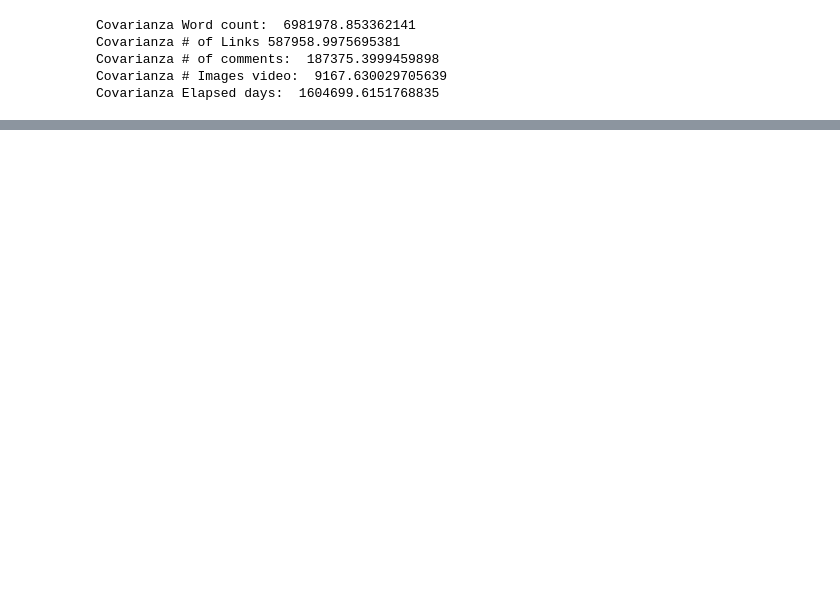
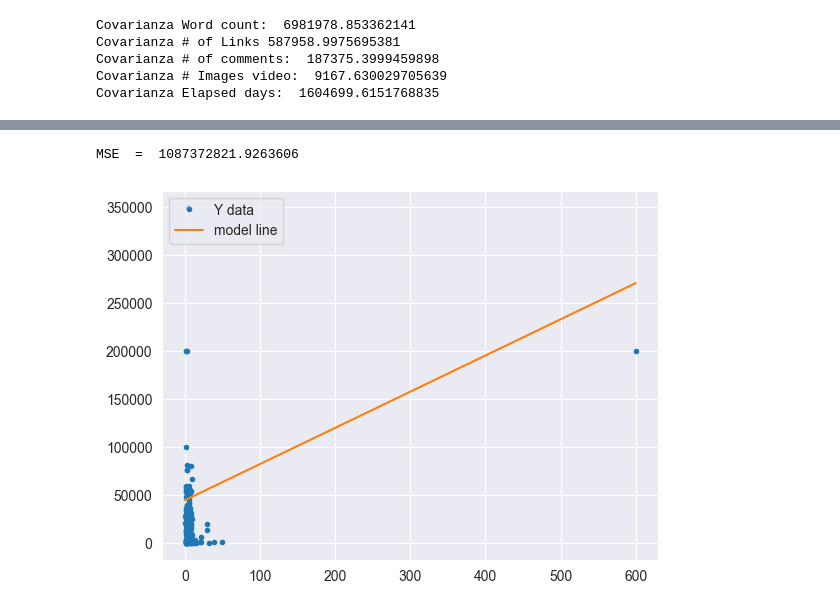
Before and after one commit to AleChiquito/MSc_AI_Projects, a Jupyter notebook: Deep_learning/Articles/articles_stadistics.ipynb, the cells around one changed output, grey strips where cells are left out. Saved outputs shown, nothing was run; the diff lists cells and outputs as text; code cells hidden in the pictures; blank space fills up the shorter version.

```diff
--- a/Deep_learning/Articles/articles_stadistics.ipynb
+++ b/Deep_learning/Articles/articles_stadistics.ipynb
@@ -220,0 +297,7 @@ mapa_de_calor_correlacion(data)
+# %%
+X = data['# of Links']
+theta_0 = 0
+theta_1 = 0
+lr = 0.001
+epocas = 1500
+theta_0, theta_1 = gradient(X,Y,theta_0,theta_1,lr,epocas)
@@ -220,0 +322,5 @@ mapa_de_calor_correlacion(data)
+# %%
+linear_regression(theta_0, theta_1, X)
+# %% [output]
+MSE  =  1087372821.9263606
+[figure, added]
```
Also changed, not shown: parts of 17 cells of this notebook, 40 other files.
